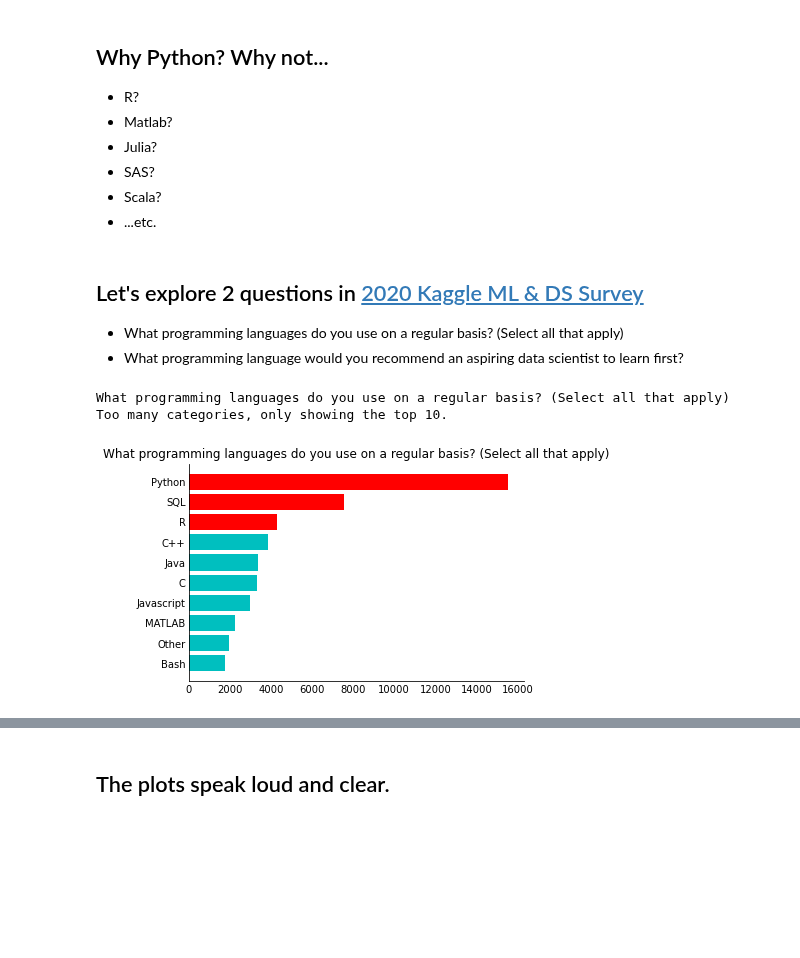
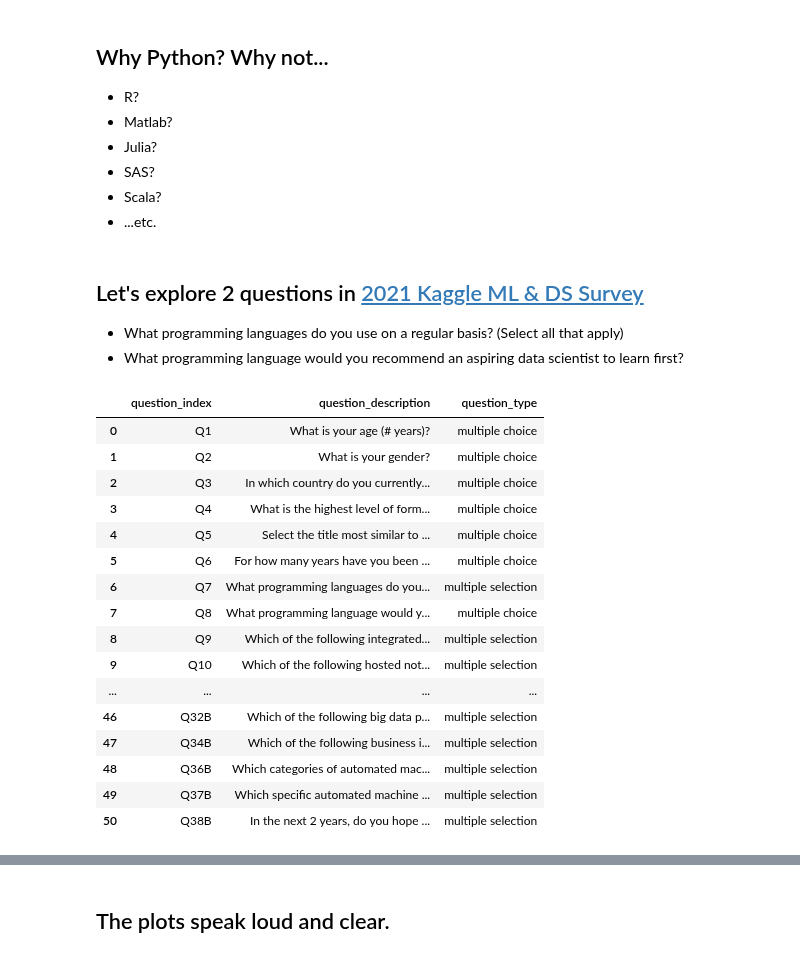
Before and after one commit to datainpoint/classroom-programming-and-data-analysis, a Jupyter notebook: 01-getting-started-with-python.ipynb, the cells around one changed output, grey strips where cells are left out. Drawn from its saved outputs; the diff is of its cells as text; code cells hidden in the pictures; blank space fills up the shorter version.

```diff
--- a/01-getting-started-with-python.ipynb
+++ b/01-getting-started-with-python.ipynb
@@ -80,18 +80,31 @@ Source: [R for Data Science](https://r4ds.had.co.nz/)
 - Scala?
 - ...etc.
 # %% [markdown]
-## Let's explore 2 questions in [2020 Kaggle ML & DS Survey](https://www.kaggle.com/c/kaggle-survey-2020)
+## Let's explore 2 questions in [2021 Kaggle ML & DS Survey](https://www.kaggle.com/c/kaggle-survey-2021)
 
 - What programming languages do you use on a regular basis? (Select all that apply)
 - What programming language would you recommend an aspiring data scientist to learn first?
 # %%
-from ks2020 import KaggleSurvey2020
+from ks2021 import KaggleSurvey2021
 
-csv_file = "https://kaggle-ml-ds-survey.s3-ap-northeast-1.amazonaws.com/kaggle-survey-2020/kaggle_survey_2020_responses.csv"
-ks = KaggleSurvey2020(csv_file)
+csv_file = "https://kaggle-ml-ds-survey.s3.ap-northeast-1.amazonaws.com/kaggle-survey-2021/kaggle_survey_2021_responses.csv"
+ks = KaggleSurvey2021(csv_file)
+ks.generate_question_table()
+# %% [output]
+|  | question_index | question_description | question_type |
+| 0 | Q1 | What is your age (# years)? | multiple choice |
+| 1 | Q2 | What is your gender? | multiple choice |
+| 2 | Q3 | In which country do you currently... | multiple choice |
+| 3 | Q4 | What is the highest level of form... | multiple choice |
+| 4 | Q5 | Select the title most similar to ... | multiple choice |
+| 5 | Q6 | For how many years have you been ... | multiple choice |
+| 6 | Q7 | What programming languages do you... | multiple selection |
+| 7 | Q8 | What programming language would y... | multiple choice |
+| 8 | Q9 | Which of the following integrated... | multiple selection |
+| 9 | Q10 | Which of the following hosted not... | multiple selection |
+| ... | ... | ... | ... |
+| 46 | Q32B | Which of the following big data p... | multiple selection |
+| 47 | Q34B | Which of the following business i... | multiple selection |
+| 48 | Q36B | Which categories of automated mac... | multiple selection |
+| 49 | Q37B | Which specific automated machine ... | multiple selection |
+| 50 | Q38B | In the next 2 years, do you hope ... | multiple selection |
-# %%
-ks.plot_summary('Q7')
-# %% [output]
-What programming languages do you use on a regular basis? (Select all that apply)
-Too many categories, only showing the top 10.
-[figure, removed]
```
Also changed, not shown: parts of 11 cells of this notebook, 3 other files.
